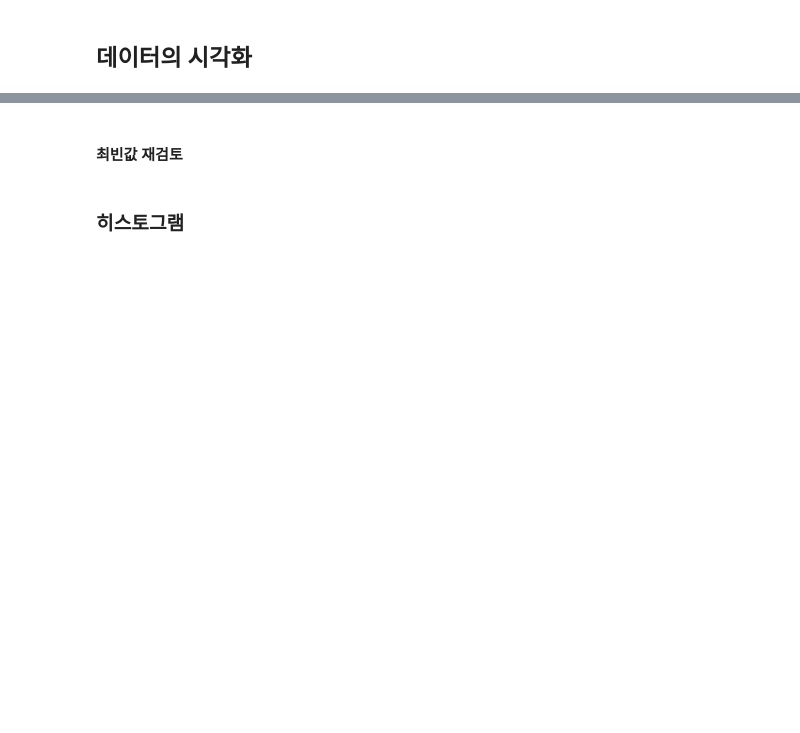
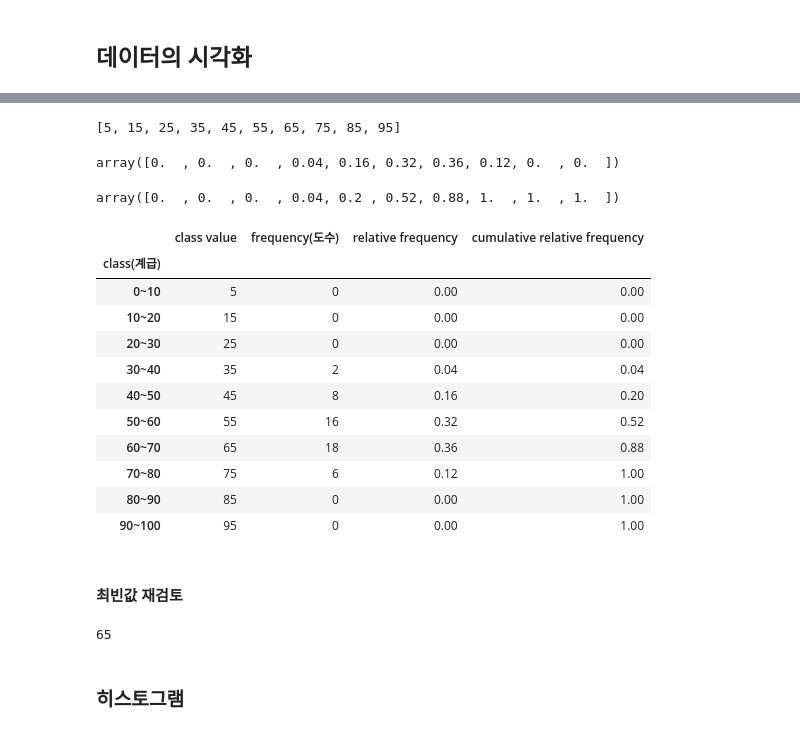
Before and after one commit to verba-neo/KDT-data-33, a Jupyter notebook: 02-statistics/chap02.ipynb, the cells around one changed output, grey strips where cells are left out. Drawn from its saved outputs; the diff is of its cells as text; code cells hidden in the pictures; blank space fills up the shorter version.

```diff
--- a/02-statistics/chap02.ipynb
+++ b/02-statistics/chap02.ipynb
@@ -230,4 +314,7 @@ np.std(scores, ddof=0)
 # %%
 # 0~10, 10~20, ... 이라는 문자열의 리스트를 작성
+freq_class = [f'{i}~{i+10}' for i in range(0, 100, 10)]
+# freq_class를 인덱스로 DataFrame을 작성
+freq_dist_df = pd.DataFrame({'frequency(도수)': freq}, index=pd.Index(freq_class, name='class(계급)'))
 
-# freq_class를 인덱스로 DataFrame을 작성
+freq_dist_df
@@ -234,5 +334,52 @@ np.std(scores, ddof=0)
+# %%
+# 계급값
+class_value = [(i + (i+10)) // 2 for i in range(0, 100, 10)]
+class_value
+# %% [output]
+[5, 15, 25, 35, 45, 55, 65, 75, 85, 95]
+# %%
+# 상대도수
+rel_freq = freq / freq.sum()
+rel_freq
+# %% [output]
+array([0.  , 0.  , 0.  , 0.04, 0.16, 0.32, 0.36, 0.12, 0.  , 0.  ])
+# %%
+# 누적 상대도수
+cum_rel_freq = np.cumsum(rel_freq)
+cum_rel_freq
+# %% [output]
+array([0.  , 0.  , 0.  , 0.04, 0.2 , 0.52, 0.88, 1.  , 1.  , 1.  ])
+# %%
+freq_dist_df['class value'] = class_value
+freq_dist_df['relative frequency'] = rel_freq
+freq_dist_df['cumulative relative frequency'] = cum_rel_freq
+freq_dist_df = freq_dist_df[['class value', 'frequency(도수)',
+                             'relative frequency', 'cumulative relative frequency']]
+
+freq_dist_df
+# %% [output]
+|  | class value | frequency(도수) | relative frequency | cumulative relative frequency |
+| class(계급) |  |  |  |  |
+| 0~10 | 5 | 0 | 0.00 | 0.00 |
+| 10~20 | 15 | 0 | 0.00 | 0.00 |
+| 20~30 | 25 | 0 | 0.00 | 0.00 |
+| 30~40 | 35 | 2 | 0.04 | 0.04 |
+| 40~50 | 45 | 8 | 0.16 | 0.20 |
+| 50~60 | 55 | 16 | 0.32 | 0.52 |
+| 60~70 | 65 | 18 | 0.36 | 0.88 |
+| 70~80 | 75 | 6 | 0.12 | 1.00 |
+| 80~90 | 85 | 0 | 0.00 | 1.00 |
+| 90~100 | 95 | 0 | 0.00 | 1.00 |
 # %% [markdown]
 #### 최빈값 재검토
+# %%
+# 도수의 최대값이 속한 index
+idxmax = freq_dist_df['frequency(도수)'].idxmax()
+
+freq_dist_df.loc[, 'class value']
+# freq_dist_df.loc[]
+# %% [output]
+65
 # %% [markdown]
 ### 히스토그램
 # %%
```
Also changed, not shown: parts of 13 cells of this notebook.
